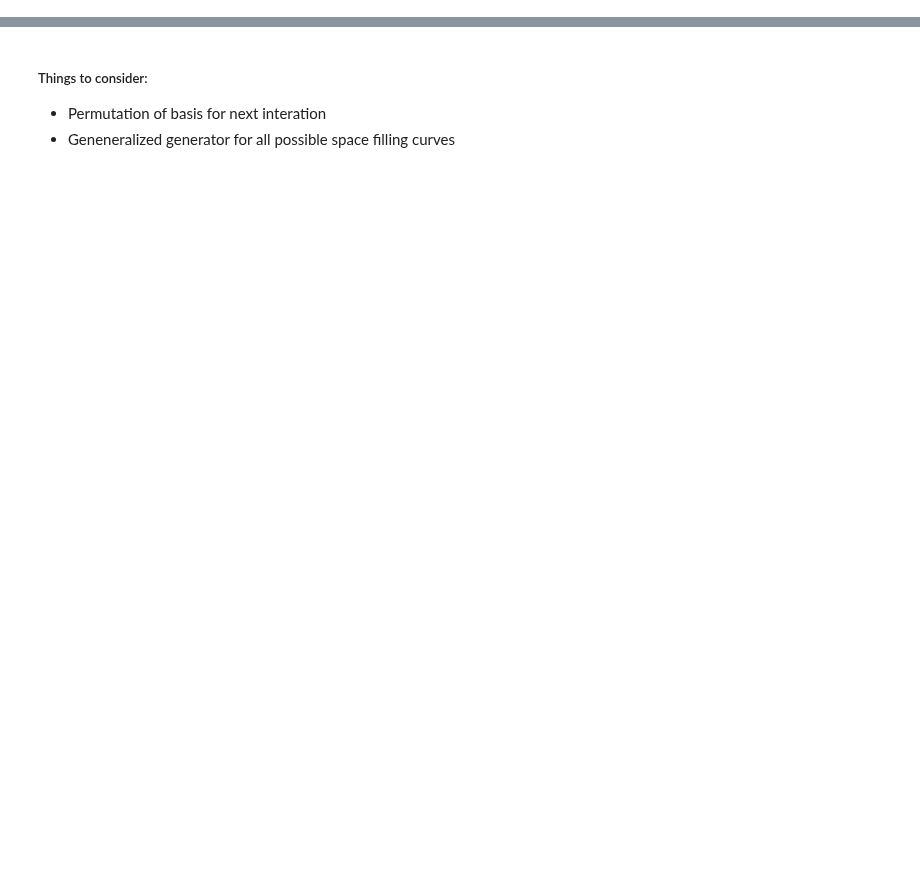
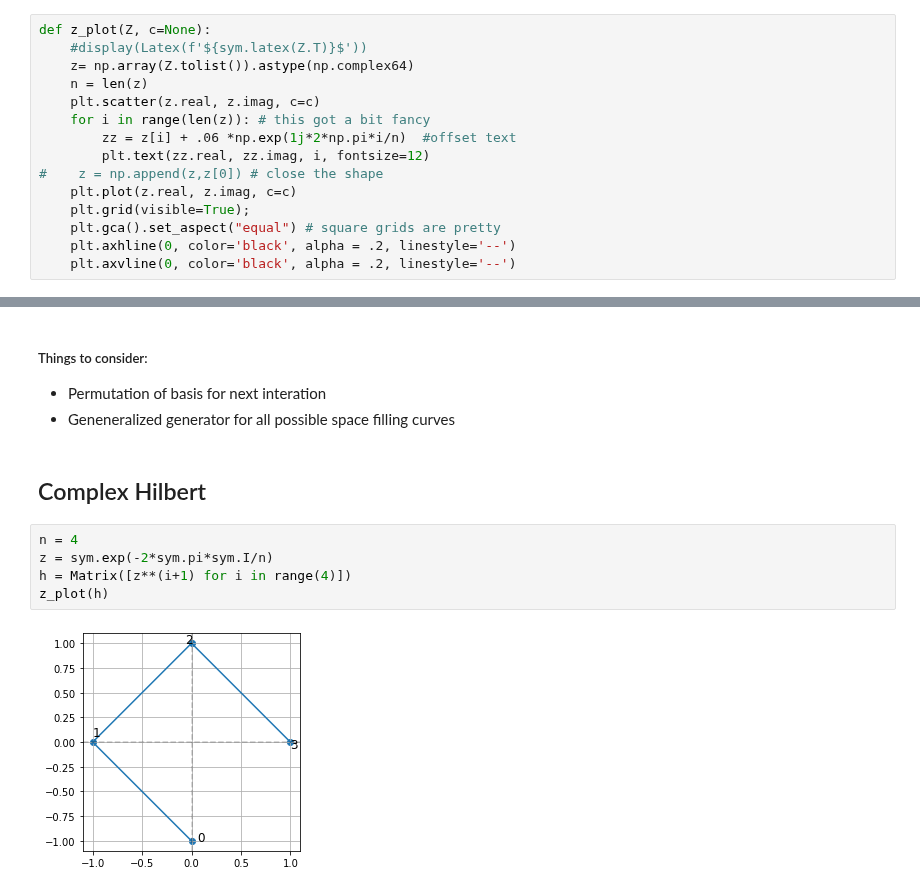
Before and after one commit to fractalclockwork/Math725, a Jupyter notebook: Projects/Space_Filling_Curves.ipynb, the cells around one changed output, grey strips where cells are left out. Drawn from its saved outputs; the diff is of its cells as text; blank space fills up the shorter version.

```diff
--- a/Projects/Space_Filling_Curves.ipynb
+++ b/Projects/Space_Filling_Curves.ipynb
@@ -162,5 +157,20 @@ m_plot(X)
 # %% [markdown]
 ## Gosper Curve
+# %%
+def z_plot(Z, c=None):
+    #display(Latex(f'${sym.latex(Z.T)}$'))
+    z= np.array(Z.tolist()).astype(np.complex64)
+    n = len(z)
+    plt.scatter(z.real, z.imag, c=c)
+    for i in range(len(z)): # this got a bit fancy
+        zz = z[i] + .06 *np.exp(1j*2*np.pi*i/n)  #offset text
+        plt.text(zz.real, zz.imag, i, fontsize=12)
+#    z = np.append(z,z[0]) # close the shape
+    plt.plot(z.real, z.imag, c=c)
+    plt.grid(visible=True);
+    plt.gca().set_aspect("equal") # square grids are pretty
+    plt.axhline(0, color='black', alpha = .2, linestyle='--')
+    plt.axvline(0, color='black', alpha = .2, linestyle='--')
 # %%
 ##  Build our basis
 # 360/60, 2*sym.pi/6, 2*sym.pi- 2*sym.pi/6
@@ -196,3 +222,12 @@ m_plot(P)
 ##### Things to consider:
  * Permutation of basis for next interation
  * Geneneralized generator for all possible space filling curves
+# %% [markdown]
+## Complex Hilbert
+# %%
+n = 4
+z = sym.exp(-2*sym.pi*sym.I/n)
+h = Matrix([z**(i+1) for i in range(4)])
+z_plot(h)
+# %% [output]
+[figure, added]
```
Also changed, not shown: parts of 10 cells of this notebook.
